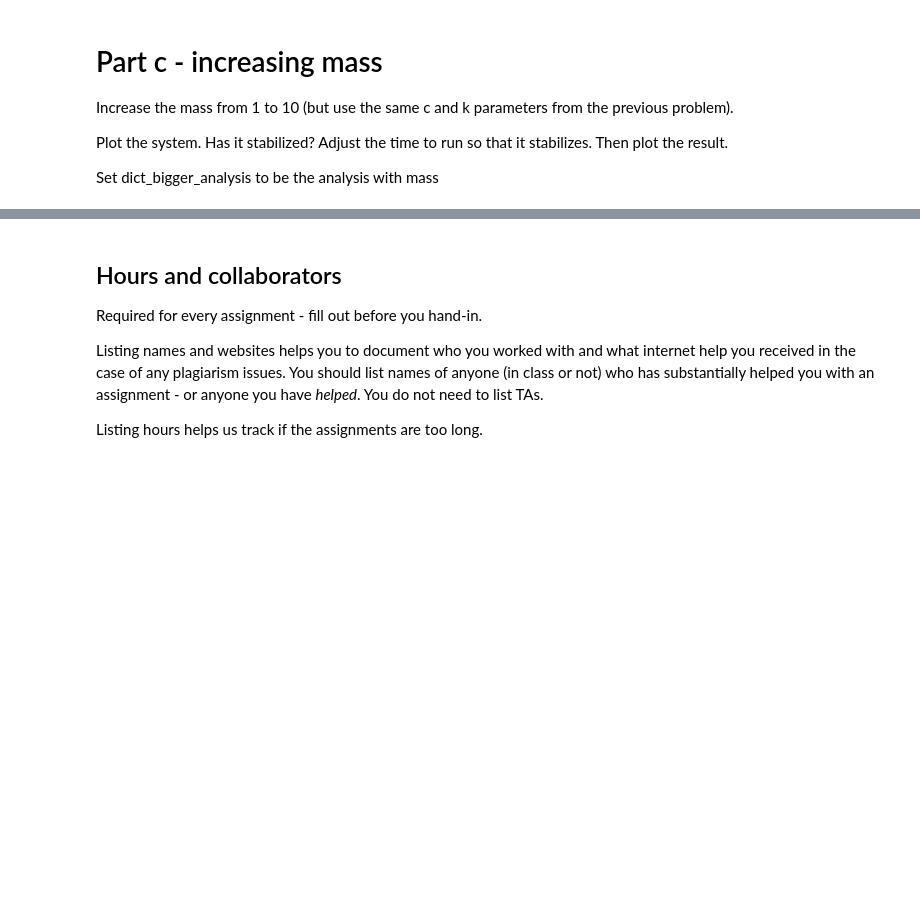
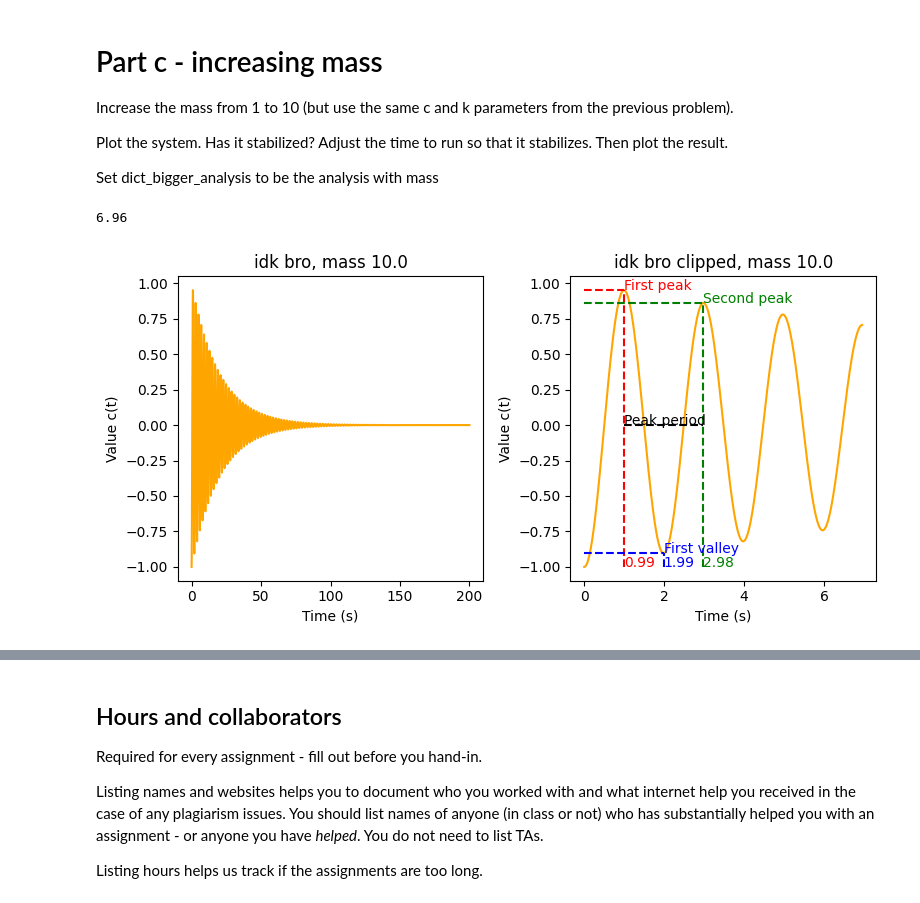
Before and after one commit to JPizzleDrizzle/JPIntroPythonProgramming, a Jupyter notebook: Week_4_fitting/HW_2_system_analysis.ipynb, the cells around one changed output, grey strips where cells are left out. Cells and saved outputs as stored; diff of their text form; code cells hidden in the pictures; blank space fills up the shorter version.

```diff
--- a/Week_4_fitting/HW_2_system_analysis.ipynb
+++ b/Week_4_fitting/HW_2_system_analysis.ipynb
@@ -542,15 +595,22 @@ Set dict_bigger_analysis to be the analysis with mass
 # %%
 nrows = 1
 ncols = 2
 fig, axs = plt.subplots(nrows, ncols, figsize=(8, 4))
 
 
 # Run and plot the simulation with the mass increased to 10.
-# Other parameters are the same as in the part b.
-dict_bigger_mass_analysis = ...
+# Other parameters are the same as in the part b.\
+simulate_state = [-1.0, 0]
+big_simulate_params = {"c": 1.0, "m": 10.0, "k": 100.0}
+big_ts, big_vs = simulate_spring_stuff(simulate_state, big_simulate_params, 0.01, 200)
+dict_bigger_mass_analysis = analyze_data_from_values(big_ts, big_vs, big_simulate_params["m"])
 
+plot_system_from_values(axs, big_ts, big_vs, dict_bigger_mass_analysis, big_simulate_params["m"])
 # Make it fit better
 fig.tight_layout()
+# %% [output]
+6.96
+[figure, added]
 # %%
 # Check your analysis (set dict_bigger_mass_analysis)
 assert(compare_dictionaries('Data/sim_and_plot_answer_c.json', dict_bigger_mass_analysis))
```
Also changed, not shown: parts of 11 cells of this notebook, 1 other file.
